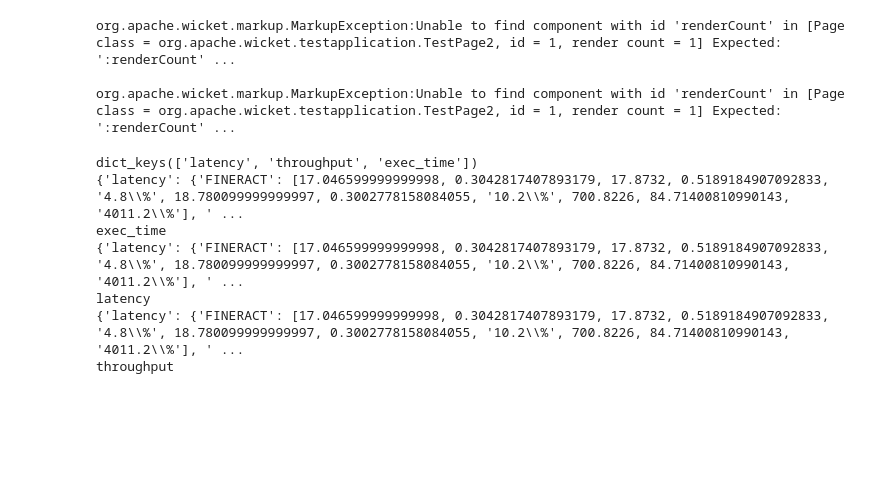
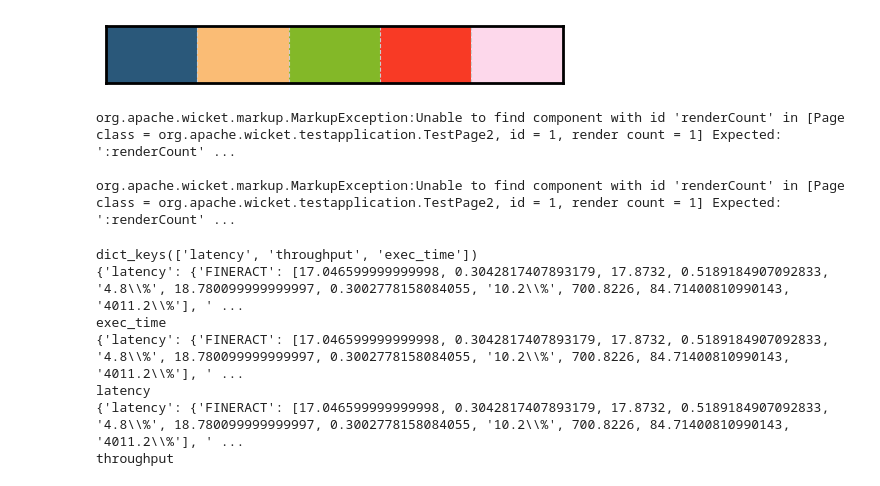
Before and after one commit to aoli-al/exchain, a Jupyter notebook: applications/scripts/process_data.ipynb, the cells around one changed output. Drawn from its saved outputs; the diff is of its cells as text; code cells hidden in the pictures; blank space fills up the shorter version.

```diff
--- a/applications/scripts/process_data.ipynb
+++ b/applications/scripts/process_data.ipynb
@@ -11,3 +1,31 @@ fig_dir = "/usr0/home/aoli/repos/exchain-paper/figs"
+# %%
+from runner import *
+from process_results import *
+import os
+import pandas as pd
+import matplotlib.pyplot as plt
+
+fig_dir = os.path.expanduser("~") + "/repos/exchain-paper/figs"
+
+import seaborn as sns
+
+sns.set_style("whitegrid", {'axes.grid' : True})
+sns.set_context("paper", font_scale=1.5)
+
+plt.rcParams.update({'axes.edgecolor': 'black', 'axes.linewidth': 2, 'axes.grid': True, 'grid.linestyle': '--'})
+plt.rcParams['figure.figsize'] = 4, 3
+
+# colors = ['#FB8072', '#80B1D3', '#FDB462', '#B3DE69', '#FCCDE5', '#8DD3C7', '#FFFFB3', '#BEBADA']
+colors = ['#2A587A', '#FABC75', '#83B828', '#F83A25', '#FDD8EB']
+# colors = ['#648FFF', '#FFB000', '#DC267F','#FE6100', '#785EF0']
+sns.palplot(colors)
+sns.set_palette(sns.color_palette(colors), 5, 1)
+# sns.set_palette("ch:start=.2,rot=-.3")
+line_style = dict(linewidth = 2, markersize = 8, err_style = "bars", dashes = False)
+sub_figure_title = {"fontweight": 700, 'fontname':'Times New Roman', 'fontsize': 18}
+plt.tight_layout()
+# %% [output]
+[figure, added]
 # %%
 table_data = []
 
```
Also changed, not shown: parts of 4 cells of this notebook, 7 other files.
